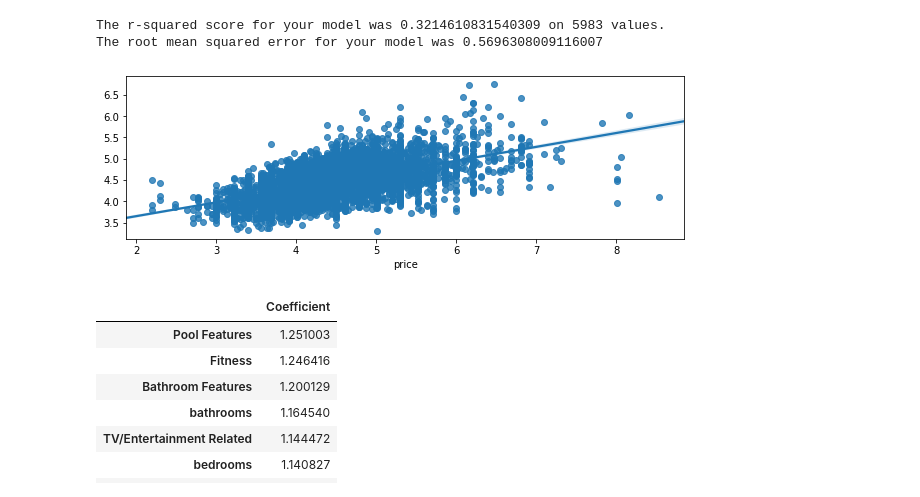
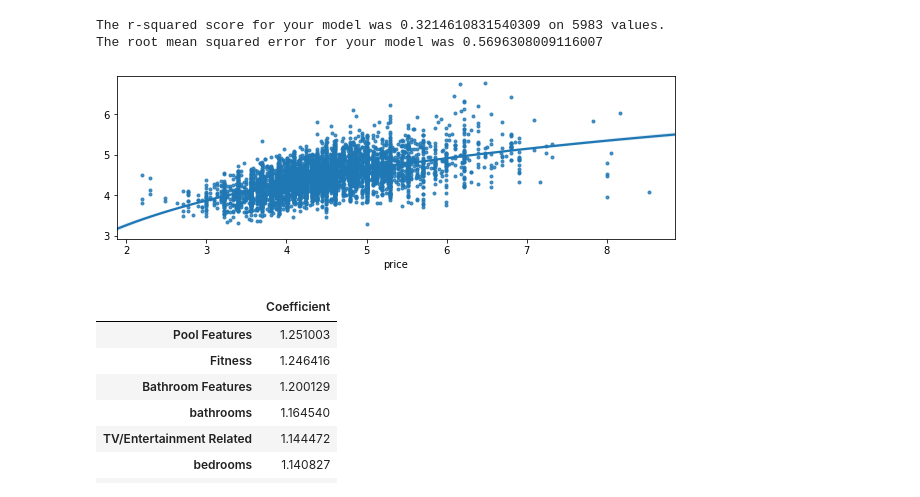
Before and after one commit to BigCarl89/airbnb-milan, a Jupyter notebook: airbnb-milan-def.ipynb, the cells around one changed output. Saved outputs shown, nothing was run; the diff lists cells and outputs as text; code cells hidden in the pictures.

```diff
--- a/airbnb-milan-def.ipynb
+++ b/airbnb-milan-def.ipynb
@@ -1743,6 +1743,8 @@ amenities.head()
 | 10017505 | False | False | False | False | False | False | ... |
 | 1001862 | True | False | False | False | False | False | ... |
 5 rows × 33 columns
+# %%
+amenities.replace({True: 1, False: 0}, inplace=True)
 # %%
 amenities.shape
 # %% [output]
@@ -2239,9 +2241,9 @@ The r-squared score for your model was 0.3214610831540309 on 5983 values.
 The root mean squared error for your model was 0.5696308009116007
 # %%
 fig = plt.figure(figsize=(10,3))
-sns.regplot(y_test,y_test_preds);
+sns.regplot(y_test,y_test_preds, logx=True, marker='.');
 # %% [output]
-[figure, old version]
+[figure, new version]
 # %%
 pd.DataFrame(np.exp(lm_model.coef_), X.columns, columns=['Coefficient']).sort_values(by='Coefficient',ascending=False)
 # %% [output]
```
Also changed, not shown: parts of 9 cells of this notebook.
